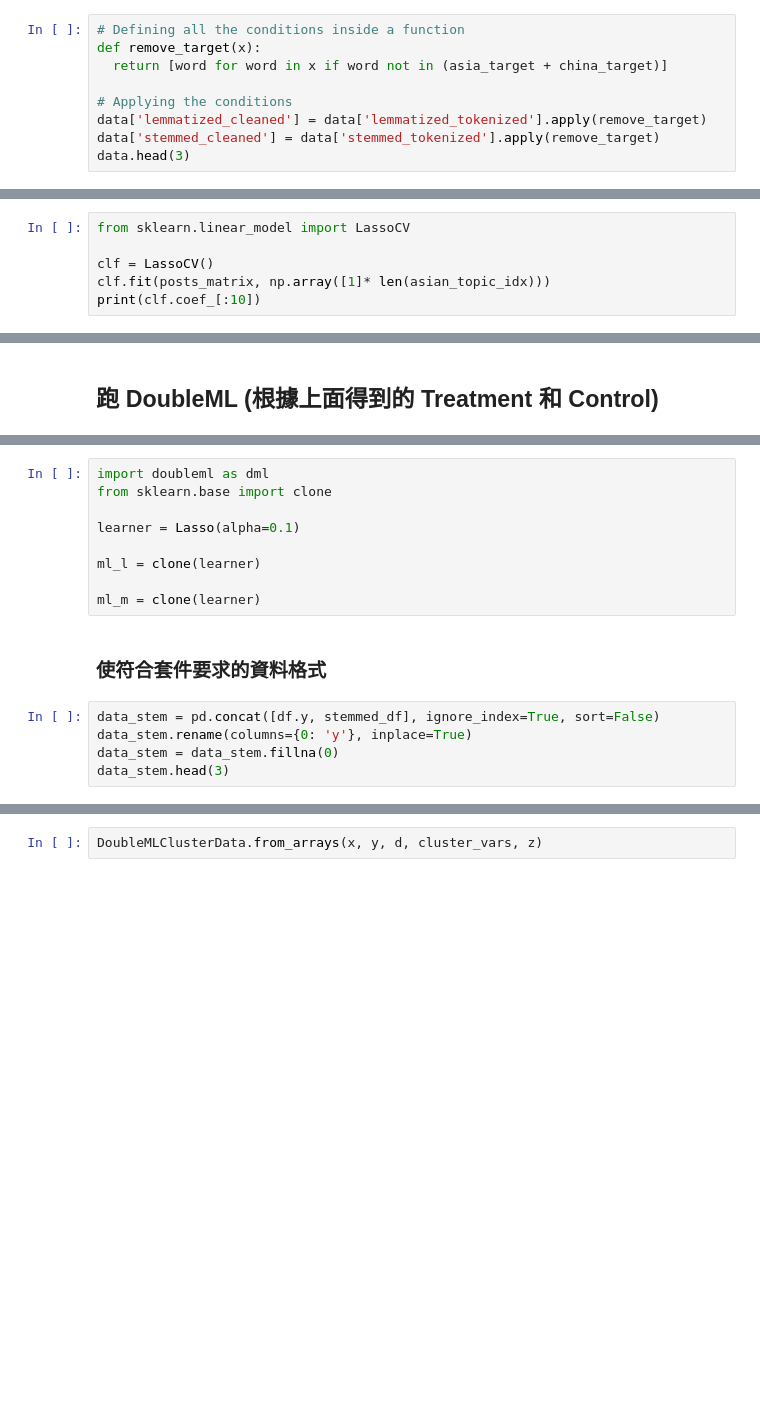
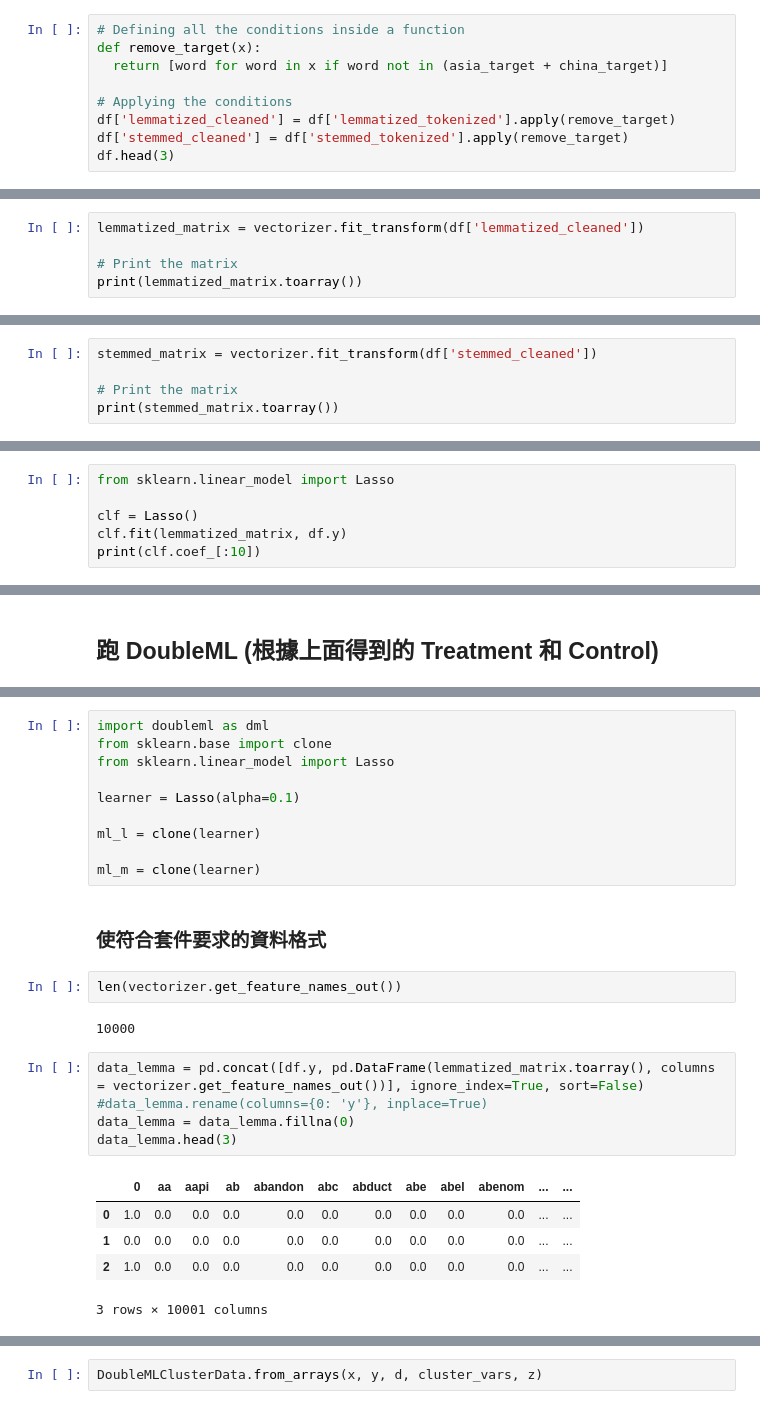
Before and after one commit to y4c6/master_thesis, a Jupyter notebook: EJMR_final.ipynb, the cells around one changed output, grey strips where cells are left out. Saved outputs shown, nothing was run; the diff lists cells and outputs as text; blank space fills up the shorter version.

```diff
--- a/EJMR_final.ipynb
+++ b/EJMR_final.ipynb
@@ -384,6 +430,6 @@ def remove_target(x):
   return [word for word in x if word not in (asia_target + china_target)]
 
 # Applying the conditions
-data['lemmatized_cleaned'] = data['lemmatized_tokenized'].apply(remove_target)
-data['stemmed_cleaned'] = data['stemmed_tokenized'].apply(remove_target)
-data.head(3)
+df['lemmatized_cleaned'] = df['lemmatized_tokenized'].apply(remove_target)
+df['stemmed_cleaned'] = df['stemmed_tokenized'].apply(remove_target)
+df.head(3)
@@ -389,0 +443,5 @@ data.head(3)
+# %%
+lemmatized_matrix = vectorizer.fit_transform(df['lemmatized_cleaned'])
+
+# Print the matrix
+print(lemmatized_matrix.toarray())
@@ -389,0 +456,5 @@ data.head(3)
+# %%
+stemmed_matrix = vectorizer.fit_transform(df['stemmed_cleaned'])
+
+# Print the matrix
+print(stemmed_matrix.toarray())
@@ -394,8 +473,8 @@ data.head(3)
 # %% [markdown]
 ## 先跑一次 Lasso，將非零的字詞當作 DoubleML 中的 Treatment
 # %%
-from sklearn.linear_model import LassoCV
+from sklearn.linear_model import Lasso
 
-clf = LassoCV()
-clf.fit(posts_matrix, np.array([1]* len(asian_topic_idx)))
+clf = Lasso()
+clf.fit(lemmatized_matrix, df.y)
 print(clf.coef_[:10])
@@ -408,6 +527,7 @@ clf.coef_[clf.coef_!=0]
 # %%
 import doubleml as dml
 from sklearn.base import clone
+from sklearn.linear_model import Lasso
 
 learner = Lasso(alpha=0.1)
 
@@ -416,9 +536,19 @@ ml_l = clone(learner)
 ml_m = clone(learner)
 # %% [markdown]
 ### 使符合套件要求的資料格式
+# %%
+len(vectorizer.get_feature_names_out())
+# %% [output]
+10000
 # %%
-data_stem = pd.concat([df.y, stemmed_df], ignore_index=True, sort=False)
-data_stem.rename(columns={0: 'y'}, inplace=True)
-data_stem = data_stem.fillna(0)
-data_stem.head(3)
+data_lemma = pd.concat([df.y, pd.DataFrame(lemmatized_matrix.toarray(), columns = vectorizer.get_feature_names_out())], ignore_index=True, sort=False)
+#data_lemma.rename(columns={0: 'y'}, inplace=True)
+data_lemma = data_lemma.fillna(0)
+data_lemma.head(3)
+# %% [output]
+|  | 0 | aa | aapi | ab | abandon | abc | abduct | abe | abel | abenom | ... | ... |
+| 0 | 1.0 | 0.0 | 0.0 | 0.0 | 0.0 | 0.0 | 0.0 | 0.0 | 0.0 | 0.0 | ... | ... |
+| 1 | 0.0 | 0.0 | 0.0 | 0.0 | 0.0 | 0.0 | 0.0 | 0.0 | 0.0 | 0.0 | ... | ... |
+| 2 | 1.0 | 0.0 | 0.0 | 0.0 | 0.0 | 0.0 | 0.0 | 0.0 | 0.0 | 0.0 | ... | ... |
+3 rows × 10001 columns
 # %%
```
Also changed, not shown: parts of 39 cells of this notebook.
